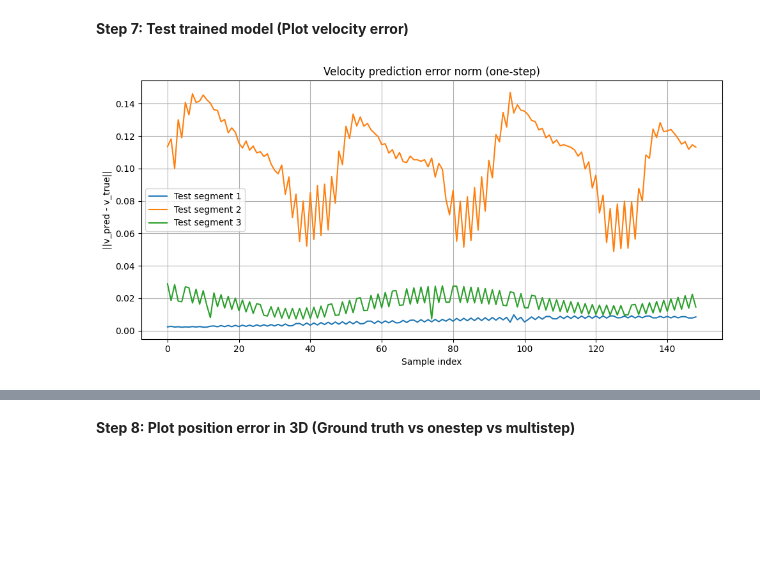
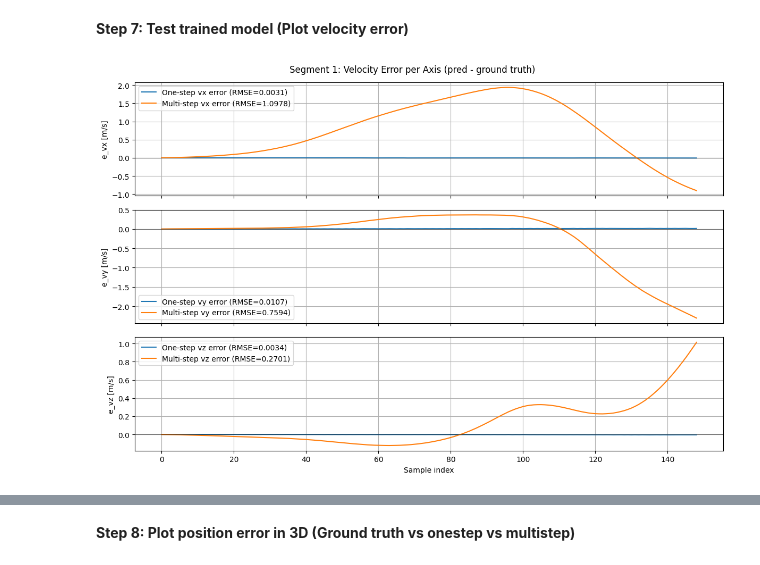
Before and after one commit to anderstjo-boop/quadcopter_bach_piml, a Jupyter notebook: main.ipynb, the cells around one changed output, grey strips where cells are left out. Cells and saved outputs as stored; diff of their text form; code cells hidden in the pictures; blank space fills up the shorter version.

```diff
--- a/main.ipynb
+++ b/main.ipynb
@@ -700,7 +700,7 @@ _mse_loss = nn.MSELoss()
 
 def data_loss(model, X_curr_NN, U_curr_NN, X_curr, X_next, dt,
               mass=2.0, inertia=torch.tensor([0.0217, 0.0217, 0.04]), g=9.81,
-              channel_weights=None, lambda_corr=0.0):
+              channel_weights=None, lambda_corr=0): # CHANGE HERE
     """
     model outputs only Δx_dot (correction).
     X_curr, X_next are in physical units.
@@ -881,56 +1066,90 @@ Training complete.
 import torch
 import matplotlib.pyplot as plt
 
-# Evaluate one-step prediction velocity error on each test segment
+# Evaluate velocity error per axis on each test segment (one-step vs multi-step)
 trained_model.eval()
 
-segment_rmse = []
-plt.figure(figsize=(10, 5))
-
-for i, seg in enumerate(data_test_segments):
-    if seg.shape[0] < 2:
+for i, seg in enumerate(data_test_segments, start=1):
+    if seg.shape[0] < 3:
         continue
 
-    # Consecutive (current, next) without shuffling for trajectory-style plots
+    # Consecutive (current, next) pairs without shuffling for trajectory-style analysis
     seg_curr = seg[:-1]
     seg_next = seg[1:]
 
     X_seg, X_seg_next, U_seg, _, dt_seg = configure_training_and_validation_data(seg_curr, seg_next)
     X_seg_phys = X_seg[:, :12].float().to(device)
     X_seg_next_phys = X_seg_next[:, :12].float().to(device)
     U_seg = U_seg.float().to(device)
     dt_seg = dt_seg.float().to(device)
 
     with torch.no_grad():
-        X_pred_next, _, _ = rollout_step(
+        # ---------- One-step (teacher forcing) ----------
+        X_pred_onestep, _, _ = rollout_step(
             model=trained_model,
             X_phys=X_seg_phys,
             U_phys=U_seg,
             dt=dt_seg,
             mean_t=mean_t,
             std_t=std_t,
             mass=2.0,
             inertia=torch.tensor([0.0217, 0.0217, 0.04], device=device),
             g=9.81,
         )
 
-    vel_err = X_pred_next[:, 6:9] - X_seg_next_phys[:, 6:9]
-    vel_err_norm = torch.linalg.norm(vel_err, dim=1).detach().cpu().numpy()
+        # ---------- Multi-step (recursive rollout) ----------
+        if dt_seg.ndim == 1:
+            dt_seg = dt_seg.view(-1, 1)
 
-    rmse = float(torch.sqrt(torch.mean(vel_err ** 2)).item())
-    segment_rmse.append(rmse)
+        xk = X_seg_phys[0:1].clone()
+        X_pred_multistep_list = []
 
-    plt.plot(vel_err_norm, label=f"Test segment {i+1}")
+        for k in range(U_seg.shape[0]):
+            uk = U_seg[k:k+1]
+            hk = dt_seg[k:k+1]
+            xk, _, _ = rollout_step(
+                model=trained_model,
+                X_phys=xk,
+                U_phys=uk,
+                dt=hk,
+                mean_t=mean_t,
+                std_t=std_t,
+                mass=2.0,
+                inertia=torch.tensor([0.0217, 0.0217, 0.04], device=device),
+                g=9.81,
+            )
+            X_pred_multistep_list.append(xk.clone())
 
-plt.title("Velocity prediction error norm (one-step)")
-plt.xlabel("Sample index")
-plt.ylabel("||v_pred - v_true||")
-plt.grid(True)
-plt.legend()
-plt.tight_layout()
-plt.show()
+        X_pred_multistep = torch.cat(X_pred_multistep_list, dim=0)
 
-for i, rmse in enumerate(segment_rmse, start=1):
-    print(f"Segment {i} velocity RMSE: {rmse:.6f}")
+    # Velocity errors per axis: prediction - ground truth (x_{k+1} comparison)
+    vel_err_onestep = (X_pred_onestep[:, 6:9] - X_seg_next_phys[:, 6:9]).detach().cpu().numpy()
+    vel_err_multistep = (X_pred_multistep[:, 6:9] - X_seg_next_phys[:, 6:9]).detach().cpu().numpy()
+
+    rmse_onestep = torch.sqrt(torch.mean((X_pred_onestep[:, 6:9] - X_seg_next_phys[:, 6:9]) ** 2, dim=0)).detach().cpu().numpy()
+    rmse_multistep = torch.sqrt(torch.mean((X_pred_multistep[:, 6:9] - X_seg_next_phys[:, 6:9]) ** 2, dim=0)).detach().cpu().numpy()
+
+    # Plot vx, vy, vz errors
+    axis_labels = ["vx", "vy", "vz"]
+    fig, axes = plt.subplots(3, 1, figsize=(12, 8), sharex=True)
+
+    for ax_idx in range(3):
+        axes[ax_idx].plot(vel_err_onestep[:, ax_idx], label=f"One-step {axis_labels[ax_idx]} error (RMSE={rmse_onestep[ax_idx]:.4f})")
+        axes[ax_idx].plot(vel_err_multistep[:, ax_idx], label=f"Multi-step {axis_labels[ax_idx]} error (RMSE={rmse_multistep[ax_idx]:.4f})")
+        axes[ax_idx].axhline(0.0, color="k", linewidth=0.8, alpha=0.5)
+        axes[ax_idx].set_ylabel(f"e_{axis_labels[ax_idx]} [m/s]")
+        axes[ax_idx].grid(True)
+        axes[ax_idx].legend()
+
+    axes[-1].set_xlabel("Sample index")
+    fig.suptitle(f"Segment {i}: Velocity Error per Axis (pred - ground truth)")
+    plt.tight_layout()
+    plt.show()
+
+    print(
+        f"Segment {i} velocity RMSE | "
+        f"one-step [vx, vy, vz]=[{rmse_onestep[0]:.6f}, {rmse_onestep[1]:.6f}, {rmse_onestep[2]:.6f}] | "
+        f"multi-step [vx, vy, vz]=[{rmse_multistep[0]:.6f}, {rmse_multistep[1]:.6f}, {rmse_multistep[2]:.6f}]"
+    )
 # %% [output]
-[figure, old version]
+[figure, new version]
```
Also changed, not shown: parts of 5 cells of this notebook.
